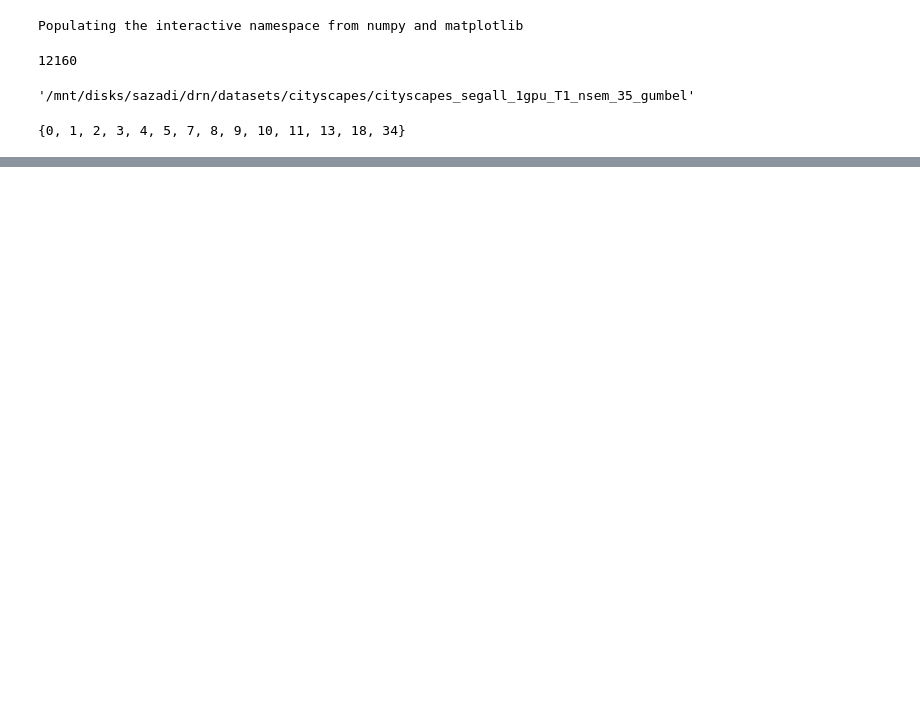
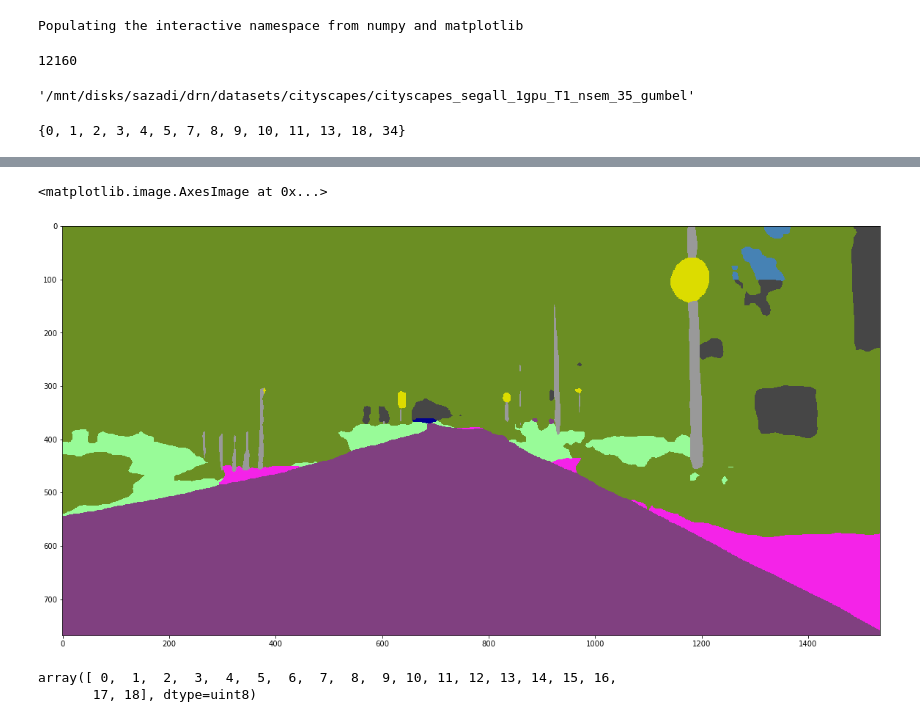
Before and after one commit to azadis/drn, a Jupyter notebook: ipython/cityscapes_augment_list.ipynb, the cells around one changed output, grey strips where cells are left out. Drawn from its saved outputs; the diff is of its cells as text; code cells hidden in the pictures; blank space fills up the shorter version.

```diff
--- a/ipython/cityscapes_augment_list.ipynb
+++ b/ipython/cityscapes_augment_list.ipynb
@@ -62,0 +72,8 @@ with open('/mnt/disks/sazadi/drn/datasets/cityscapes/cityscapes_20k_test_images.
+# %%
+im = Image.open('/shared/sazadi/data1/drn/output/cityscapes_20k/drn_d_105_000_test_color/leftImg8bit_trainextra/leftImg8bit/train_extra/karlsruhe/karlsruhe_000000_000069_leftImg8bit.png')
+im = np.array(im)[0:-256,256:-256,:]
+figure(figsize=(20,40))
+imshow((im))
+# %% [output]
+<matplotlib.image.AxesImage at 0x...>
+[figure, added]
@@ -62,0 +86,5 @@ with open('/mnt/disks/sazadi/drn/datasets/cityscapes/cityscapes_20k_test_images.
+# %%
+np.unique(ll)
+# %% [output]
+array([ 0,  1,  2,  3,  4,  5,  6,  7,  8,  9, 10, 11, 12, 13, 14, 15, 16,
+       17, 18], dtype=uint8)
```
Also changed, not shown: parts of 3 cells of this notebook, 2 other files.
